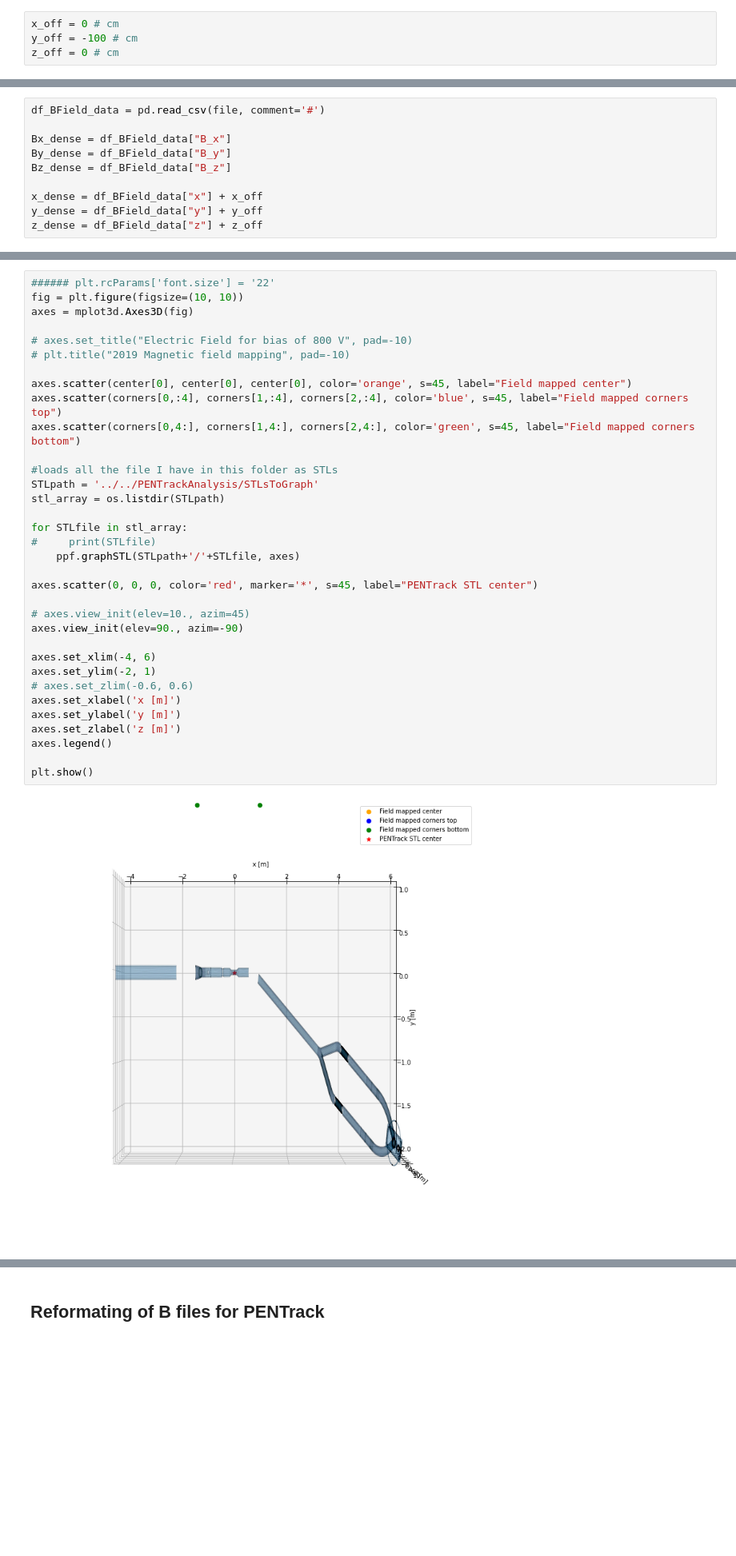
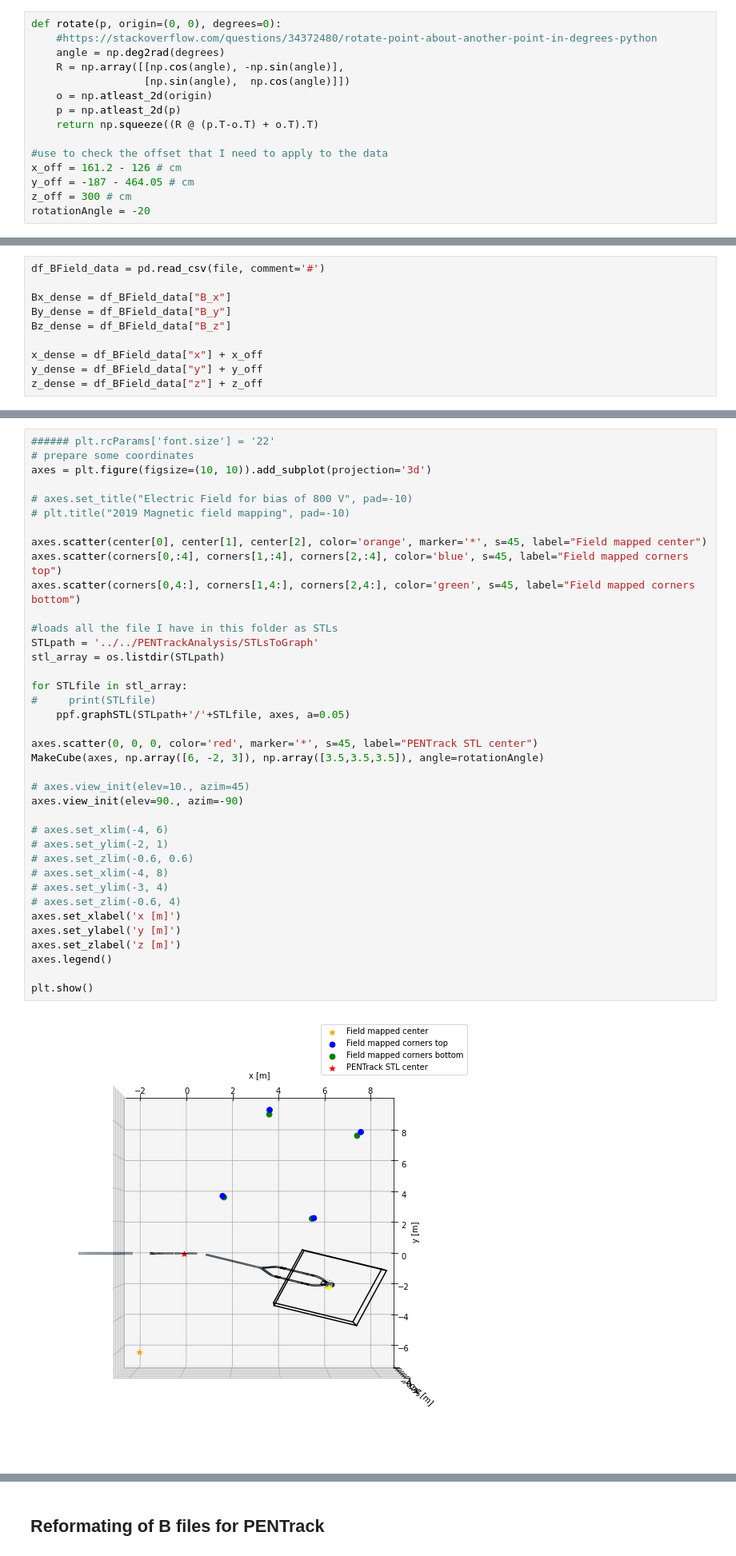
Before and after one commit to eklem1/MesonMagMapping, a Jupyter notebook: MagneticMappingPrevWork/MagMapping-export_TH/PositionCalibration.ipynb, the cells around one changed output, grey strips where cells are left out. Shown at 80% size. Saved outputs shown, nothing was run; the diff lists cells and outputs as text; blank space fills up the shorter version.

Commit message:
working on rotations

```diff
--- a/MagneticMappingPrevWork/MagMapping-export_TH/PositionCalibration.ipynb
+++ b/MagneticMappingPrevWork/MagMapping-export_TH/PositionCalibration.ipynb
@@ -32,7 +87,18 @@ X and Y are swapped compared to what is in PENTrack - nope they aren't actually
 # %%
-x_off = 0 # cm
-y_off = -100 # cm
-z_off = 0 # cm
+def rotate(p, origin=(0, 0), degrees=0):
+    #https://stackoverflow.com/questions/34372480/rotate-point-about-another-point-in-degrees-python
+    angle = np.deg2rad(degrees)
+    R = np.array([[np.cos(angle), -np.sin(angle)],
+                  [np.sin(angle),  np.cos(angle)]])
+    o = np.atleast_2d(origin)
+    p = np.atleast_2d(p)
+    return np.squeeze((R @ (p.T-o.T) + o.T).T)
+
+#use to check the offset that I need to apply to the data
+x_off = 161.2 - 126 # cm
+y_off = -187 - 464.05 # cm
+z_off = 300 # cm
+rotationAngle = -20
 # %%
 # file = "data_export/map_interpXcut50_[-141.8,98.2]_[-327.2,192.8]_[-180.0,250.0].csv"
 file = "data_export/map_interp50_[-141.8,98.2]_[-327.2,192.8]_[-234.3,114.2].csv"
@@ -71,36 +156,40 @@ Max dimension in x: 240.0 , y: 520.0, z: 348.50000000000006 cm
 # %%
 ###### plt.rcParams['font.size'] = '22'
-fig = plt.figure(figsize=(10, 10))
-axes = mplot3d.Axes3D(fig)
+# prepare some coordinates
+axes = plt.figure(figsize=(10, 10)).add_subplot(projection='3d')
 
 # axes.set_title("Electric Field for bias of 800 V", pad=-10)
 # plt.title("2019 Magnetic field mapping", pad=-10)
 
-axes.scatter(center[0], center[0], center[0], color='orange', s=45, label="Field mapped center")
+axes.scatter(center[0], center[1], center[2], color='orange', marker='*', s=45, label="Field mapped center")
 axes.scatter(corners[0,:4], corners[1,:4], corners[2,:4], color='blue', s=45, label="Field mapped corners top")
 axes.scatter(corners[0,4:], corners[1,4:], corners[2,4:], color='green', s=45, label="Field mapped corners bottom")
 
 #loads all the file I have in this folder as STLs
 STLpath = '../../PENTrackAnalysis/STLsToGraph'
 stl_array = os.listdir(STLpath)
 
 for STLfile in stl_array:
 #     print(STLfile)
-    ppf.graphSTL(STLpath+'/'+STLfile, axes)
+    ppf.graphSTL(STLpath+'/'+STLfile, axes, a=0.05)
 
 axes.scatter(0, 0, 0, color='red', marker='*', s=45, label="PENTrack STL center")
+MakeCube(axes, np.array([6, -2, 3]), np.array([3.5,3.5,3.5]), angle=rotationAngle)
 
 # axes.view_init(elev=10., azim=45)
 axes.view_init(elev=90., azim=-90)
 
-axes.set_xlim(-4, 6)
-axes.set_ylim(-2, 1)
+# axes.set_xlim(-4, 6)
+# axes.set_ylim(-2, 1)
 # axes.set_zlim(-0.6, 0.6)
+# axes.set_xlim(-4, 8)
+# axes.set_ylim(-3, 4)
+# axes.set_zlim(-0.6, 4)
 axes.set_xlabel('x [m]')
 axes.set_ylabel('y [m]')
 axes.set_zlabel('z [m]')
 axes.legend()
 
 plt.show()
 # %% [output]
-[figure, old version]
+[figure, new version]
```
Also changed, not shown: parts of 3 cells of this notebook, 3 other files.
